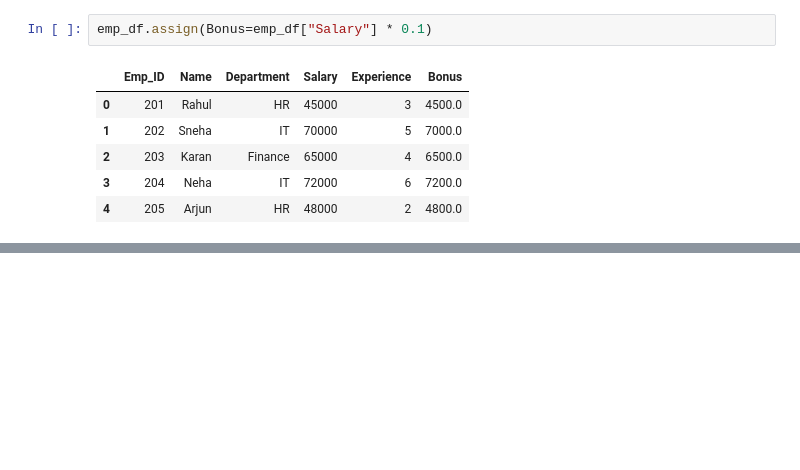
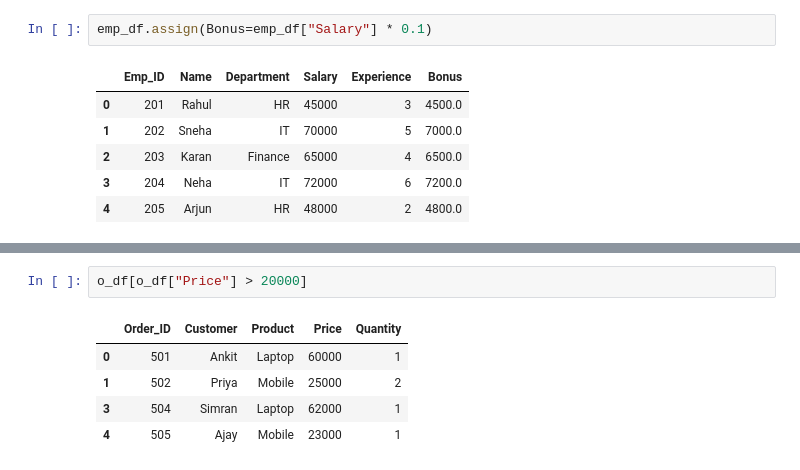
Before and after one commit to MSD-0007/Data-Visualization-4thSem, a Jupyter notebook: Drive/Functions_Methods_Index.ipynb, the cells around one changed output, grey strips where cells are left out. Drawn from its saved outputs; the diff is of its cells as text; blank space fills up the shorter version.

```diff
--- a/Drive/Functions_Methods_Index.ipynb
+++ b/Drive/Functions_Methods_Index.ipynb
@@ -337,0 +362,8 @@ emp_df.assign(Bonus=emp_df["Salary"] * 0.1)
+# %%
+o_df[o_df["Price"] > 20000]
+# %% [output]
+|  | Order_ID | Customer | Product | Price | Quantity |
+| 0 | 501 | Ankit | Laptop | 60000 | 1 |
+| 1 | 502 | Priya | Mobile | 25000 | 2 |
+| 3 | 504 | Simran | Laptop | 62000 | 1 |
+| 4 | 505 | Ajay | Mobile | 23000 | 1 |
```
Also changed, not shown: parts of 10 cells of this notebook.
